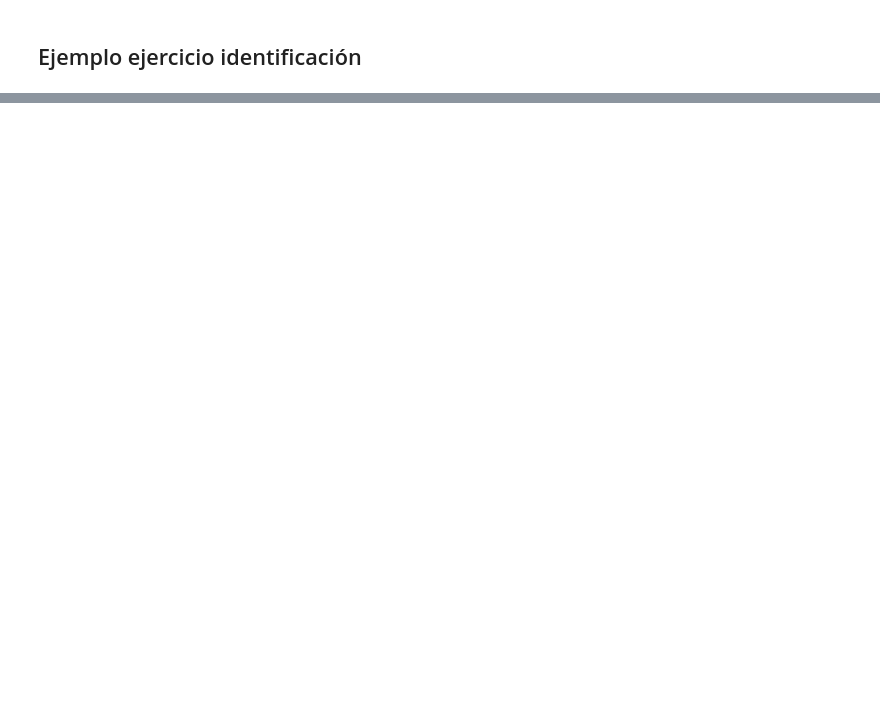
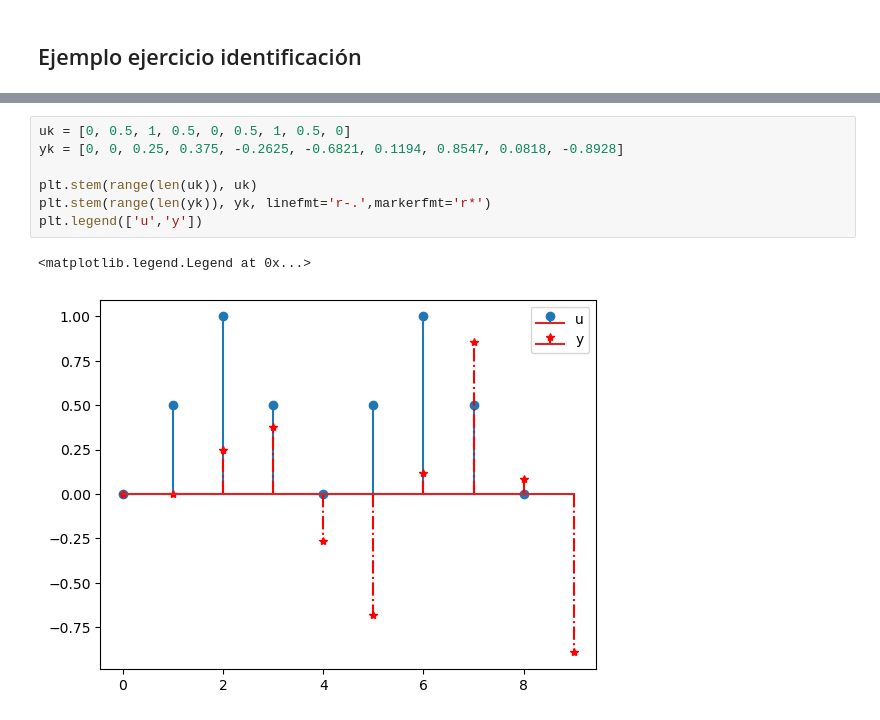
Before and after one commit to pablocarb/ari-notebooks, a Jupyter notebook: T3.ipynb, the cells around one changed output, grey strips where cells are left out. Cells and saved outputs as stored; diff of their text form; blank space fills up the shorter version.

```diff
--- a/T3.ipynb
+++ b/T3.ipynb
@@ -106,0 +108,10 @@ Salida: $ y_k =  \left\{ 0, 0, 0.25, 0.375, -0.2625, -0.6821, 0.1194
+# %%
+uk = [0, 0.5, 1, 0.5, 0, 0.5, 1, 0.5, 0]
+yk = [0, 0, 0.25, 0.375, -0.2625, -0.6821, 0.1194, 0.8547, 0.0818, -0.8928]
+
+plt.stem(range(len(uk)), uk)
+plt.stem(range(len(yk)), yk, linefmt='r-.',markerfmt='r*')
+plt.legend(['u','y'])
+# %% [output]
+<matplotlib.legend.Legend at 0x...>
+[figure, added]
```
Also changed, not shown: parts of 9 cells of this notebook.
